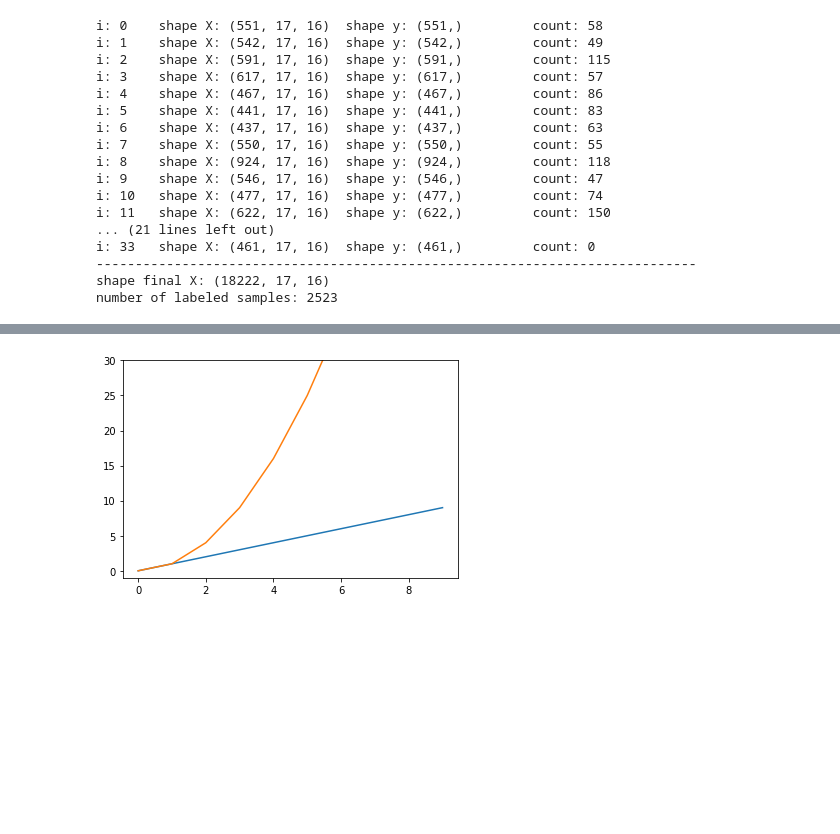
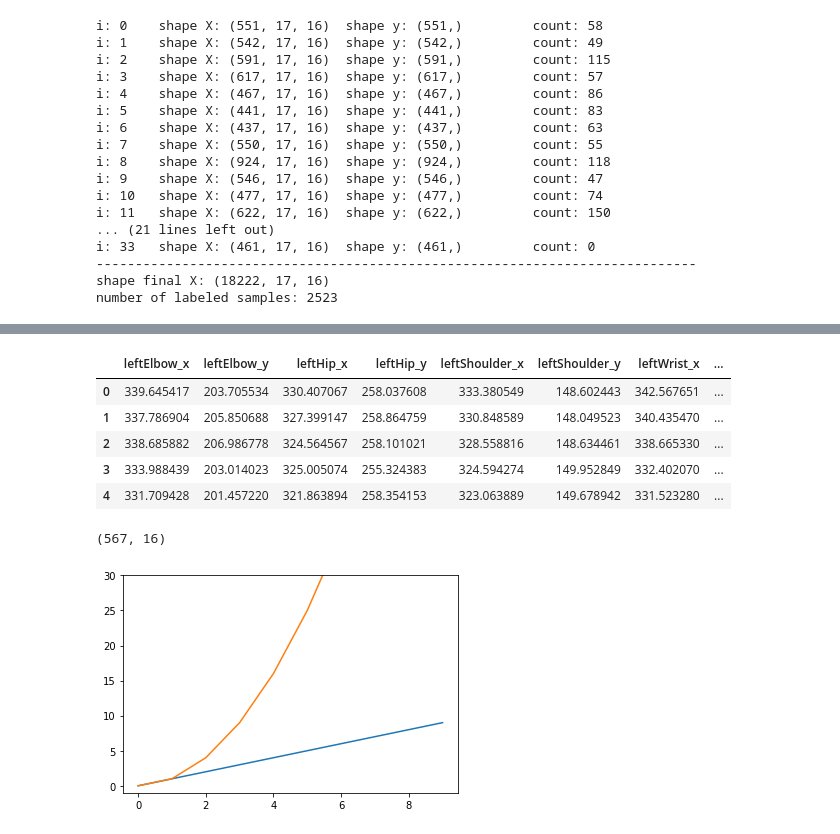
Before and after one commit to chriswegmann/drone_steering, a Jupyter notebook: models/playground/001_Gesture Visualization-Laleh.ipynb, the cells around one changed output, grey strips where cells are left out. Cells and saved outputs as stored; diff of their text form; code cells hidden in the pictures; blank space fills up the shorter version.

```diff
--- a/models/playground/001_Gesture Visualization-Laleh.ipynb
+++ b/models/playground/001_Gesture Visualization-Laleh.ipynb
@@ -116,3 +142,5 @@ def plot_charts(de, file_id, tail=5, head=5, plots_per_row=30, body_part='leftWr
 
         plt.show()
         plt.close()
+# %%
+lgen=de.LabelGenerators[0]
@@ -119,3 +168,17 @@ def plot_charts(de, file_id, tail=5, head=5, plots_per_row=30, body_part='leftWr
+# %%
+d = lgen.labeled_data
+d[:5]
+# %% [output]
+|  | leftElbow_x | leftElbow_y | leftHip_x | leftHip_y | leftShoulder_x | leftShoulder_y | leftWrist_x | ... |
+| 0 | 339.645417 | 203.705534 | 330.407067 | 258.037608 | 333.380549 | 148.602443 | 342.567651 | ... |
+| 1 | 337.786904 | 205.850688 | 327.399147 | 258.864759 | 330.848589 | 148.049523 | 340.435470 | ... |
+| 2 | 338.685882 | 206.986778 | 324.564567 | 258.101021 | 328.558816 | 148.634461 | 338.665330 | ... |
+| 3 | 333.988439 | 203.014023 | 325.005074 | 255.324383 | 324.594274 | 149.952849 | 332.402070 | ... |
+| 4 | 331.709428 | 201.457220 | 321.863894 | 258.354153 | 323.063889 | 149.678942 | 331.523280 | ... |
+# %%
+d.shape
+# %% [output]
+(567, 16)
 # %%
 def two_plot_charts(de, file_id, tail=5, head=5, plots_per_row=30, body_part='leftWrist', \
                     body_part_two='rightWrist', is_frame_based = True):
```
Also changed, not shown: parts of 3 cells of this notebook, 4 other files.
